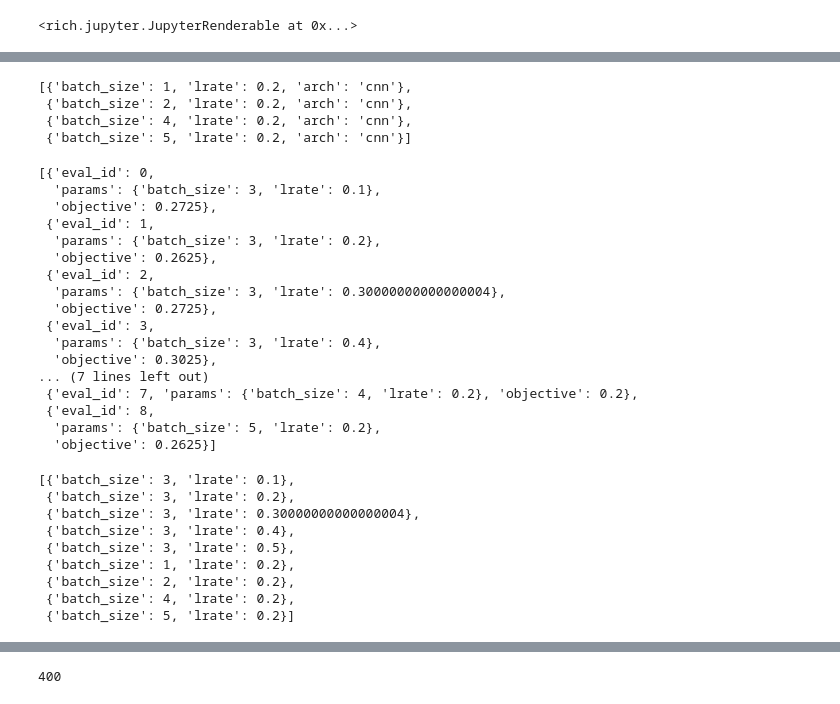
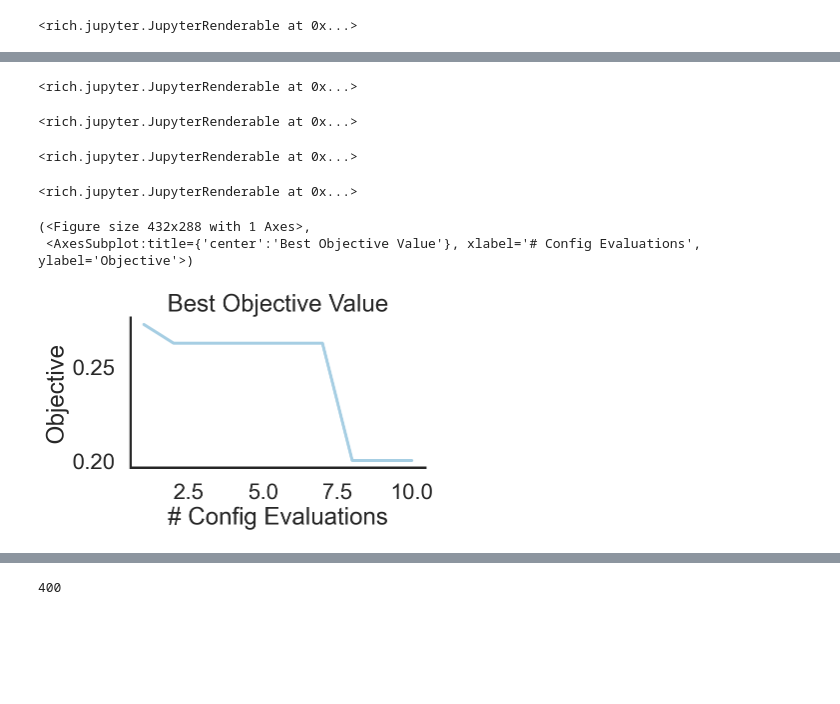
Before and after one commit to mle-infrastructure/mle-hyperopt, a Jupyter notebook: examples/getting_started.ipynb, the cells around one changed output, grey strips where cells are left out. Saved outputs shown, nothing was run; the diff lists cells and outputs as text; code cells hidden in the pictures; blank space fills up the shorter version.

```diff
--- a/examples/getting_started.ipynb
+++ b/examples/getting_started.ipynb
@@ -312,10 +211,12 @@ strategy = CoordinateSearch(real={"lrate": {"begin": 0.1,
                             integer={"batch_size": {"begin": 1,
                                                     "end": 5,
                                                     "bins": 5}},
-                            search_config={"order": ["lrate", "batch_size"],
+                            categorical={"arch": ["mlp", "cnn"]},
+                            search_config={"order": ["lrate", "batch_size", "arch"],
                                            "defaults": {"lrate": 0.1,
-                                                        "batch_size": 3}},
-                            fixed_params={"arch": "cnn"})
+                                                        "batch_size": 3,
+                                                        "arch": "mlp"}},
+                            verbose=True)
 
 configs = strategy.ask(5)
 configs
@@ -348,42 +238,20 @@ strategy.log
 # %%
 configs = strategy.ask(4)
-configs
+values = [fake_train(**c) for c in configs]
+strategy.tell(configs, values)
 # %% [output]
-[{'batch_size': 1, 'lrate': 0.2, 'arch': 'cnn'},
- {'batch_size': 2, 'lrate': 0.2, 'arch': 'cnn'},
- {'batch_size': 4, 'lrate': 0.2, 'arch': 'cnn'},
- {'batch_size': 5, 'lrate': 0.2, 'arch': 'cnn'}]
+<rich.jupyter.JupyterRenderable at 0x...>
+<rich.jupyter.JupyterRenderable at 0x...>
+<rich.jupyter.JupyterRenderable at 0x...>
-# %%
-values = [fake_train(**c) for c in configs]
-strategy.tell(configs, values)
-strategy.log
-# %% [output]
-[{'eval_id': 0,
-  'params': {'batch_size': 3, 'lrate': 0.1},
-  'objective': 0.2725},
- {'eval_id': 1,
-  'params': {'batch_size': 3, 'lrate': 0.2},
-  'objective': 0.2625},
- {'eval_id': 2,
-  'params': {'batch_size': 3, 'lrate': 0.30000000000000004},
-  'objective': 0.2725},
- {'eval_id': 3,
-  'params': {'batch_size': 3, 'lrate': 0.4},
-  'objective': 0.3025},
-... (7 lines left out)
- {'eval_id': 7, 'params': {'batch_size': 4, 'lrate': 0.2}, 'objective': 0.2},
- {'eval_id': 8,
-  'params': {'batch_size': 5, 'lrate': 0.2},
-  'objective': 0.2625}]
-# %%
-strategy.all_evaluated_params
-# %% [output]
-[{'batch_size': 3, 'lrate': 0.1},
- {'batch_size': 3, 'lrate': 0.2},
- {'batch_size': 3, 'lrate': 0.30000000000000004},
- {'batch_size': 3, 'lrate': 0.4},
- {'batch_size': 3, 'lrate': 0.5},
- {'batch_size': 1, 'lrate': 0.2},
- {'batch_size': 2, 'lrate': 0.2},
- {'batch_size': 4, 'lrate': 0.2},
- {'batch_size': 5, 'lrate': 0.2}]
+# %%
+configs = strategy.ask()
+values = fake_train(**configs)
+strategy.tell(configs, values)
+# %% [output]
+<rich.jupyter.JupyterRenderable at 0x...>
+# %%
+strategy.plot_best()
+# %% [output]
+(<Figure size 432x288 with 1 Axes>,
+ <AxesSubplot:title={'center':'Best Objective Value'}, xlabel='# Config Evaluations', ylabel='Objective'>)
+[figure, added]
```
Also changed, not shown: parts of 46 cells of this notebook, 6 other files.
